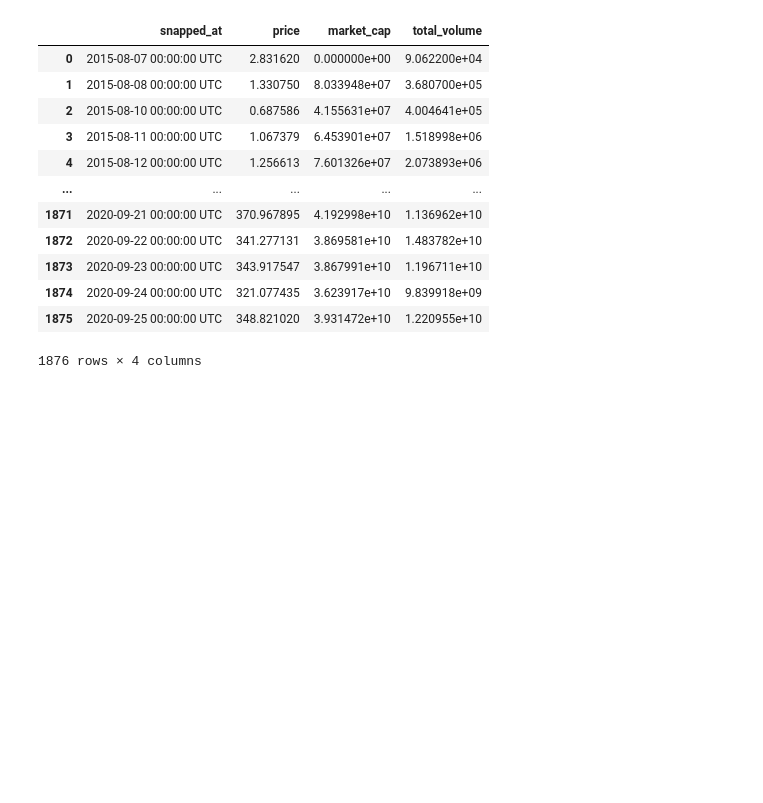
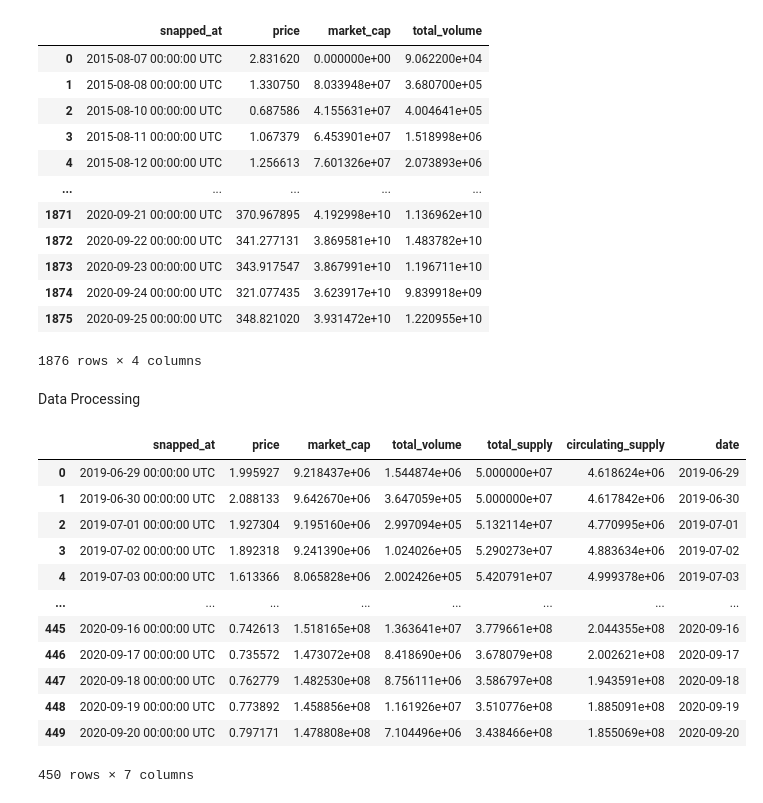
Before and after one commit to williamzhao01123/crypto-lab, a Jupyter notebook: Crypto_Lab_William_Zhao.ipynb, the cells around one changed output. Cells and saved outputs as stored; diff of their text form; code cells hidden in the pictures; blank space fills up the shorter version.

```diff
--- a/Crypto_Lab_William_Zhao.ipynb
+++ b/Crypto_Lab_William_Zhao.ipynb
@@ -44,6 +45,6 @@ ser1 = pd.Series(supply["supply"])
 ser2 = pd.Series([50000000])
 ser1 = ser2.append(ser1, ignore_index=True)
 
-price["total supply"] = ser1
+price["total_supply"] = ser1
 df = price
 df
@@ -86,3 +104,33 @@ ETH
 | 1874 | 2020-09-24 00:00:00 UTC | 321.077435 | 3.623917e+10 | 9.839918e+09 |
 | 1875 | 2020-09-25 00:00:00 UTC | 348.821020 | 3.931472e+10 | 1.220955e+10 |
 1876 rows × 4 columns
+# %% [markdown]
+Data Processing
+# %%
+source = [DAI, MKR, ETH, AMPL]
+for i in range(0,4):
+  x = source[i]
+  x['circulating_supply']= x['market_cap']/x['price']
+  length = x.shape[0]
+  x['date'] = x['snapped_at'].str[:10]
+  source[i] = x
+
+DAI=source[0]
+MKR=source[1]
+ETH=source[2]
+AMPL=source[3]
+AMPL
+# %% [output]
+|  | snapped_at | price | market_cap | total_volume | total_supply | circulating_supply | date |
+| 0 | 2019-06-29 00:00:00 UTC | 1.995927 | 9.218437e+06 | 1.544874e+06 | 5.000000e+07 | 4.618624e+06 | 2019-06-29 |
+| 1 | 2019-06-30 00:00:00 UTC | 2.088133 | 9.642670e+06 | 3.647059e+05 | 5.000000e+07 | 4.617842e+06 | 2019-06-30 |
+| 2 | 2019-07-01 00:00:00 UTC | 1.927304 | 9.195160e+06 | 2.997094e+05 | 5.132114e+07 | 4.770995e+06 | 2019-07-01 |
+| 3 | 2019-07-02 00:00:00 UTC | 1.892318 | 9.241390e+06 | 1.024026e+05 | 5.290273e+07 | 4.883634e+06 | 2019-07-02 |
+| 4 | 2019-07-03 00:00:00 UTC | 1.613366 | 8.065828e+06 | 2.002426e+05 | 5.420791e+07 | 4.999378e+06 | 2019-07-03 |
+| ... | ... | ... | ... | ... | ... | ... | ... |
+| 445 | 2020-09-16 00:00:00 UTC | 0.742613 | 1.518165e+08 | 1.363641e+07 | 3.779661e+08 | 2.044355e+08 | 2020-09-16 |
+| 446 | 2020-09-17 00:00:00 UTC | 0.735572 | 1.473072e+08 | 8.418690e+06 | 3.678079e+08 | 2.002621e+08 | 2020-09-17 |
+| 447 | 2020-09-18 00:00:00 UTC | 0.762779 | 1.482530e+08 | 8.756111e+06 | 3.586797e+08 | 1.943591e+08 | 2020-09-18 |
+| 448 | 2020-09-19 00:00:00 UTC | 0.773892 | 1.458856e+08 | 1.161926e+07 | 3.510776e+08 | 1.885091e+08 | 2020-09-19 |
+| 449 | 2020-09-20 00:00:00 UTC | 0.797171 | 1.478808e+08 | 7.104496e+06 | 3.438466e+08 | 1.855069e+08 | 2020-09-20 |
+450 rows × 7 columns
```
Also changed, not shown: parts of 11 cells of this notebook.
